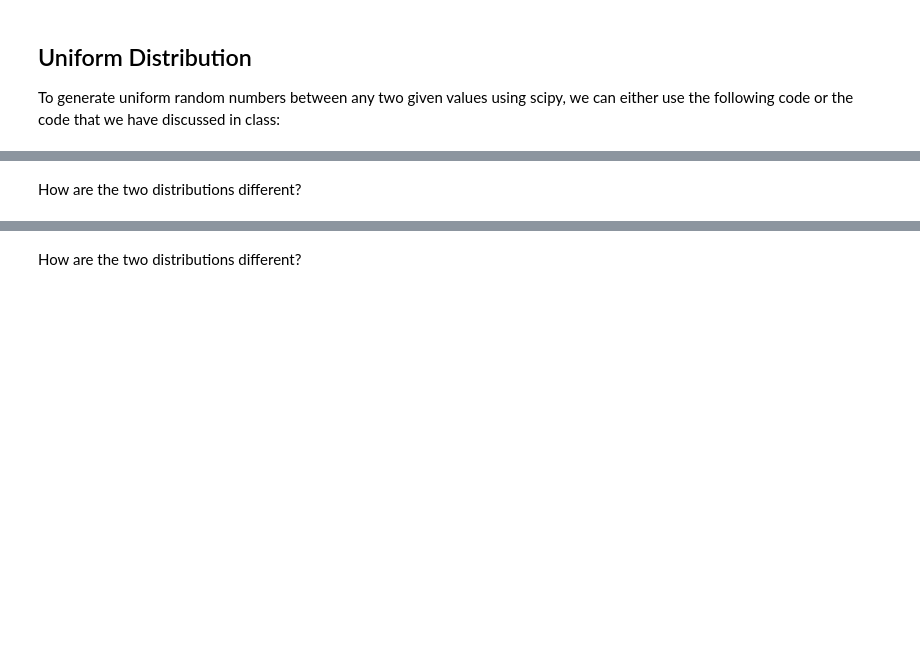
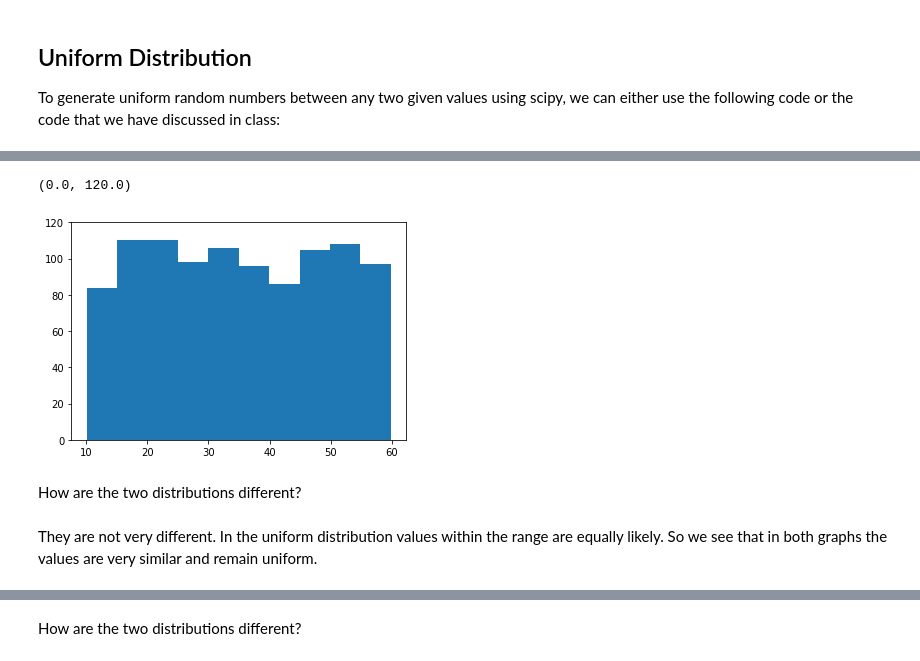
Before and after one commit to Ironhack-Data-Madrid-Enero-2021/lab-continuous-probability-distribution, a Jupyter notebook: your-code/main.ipynb, the cells around one changed output, grey strips where cells are left out. Drawn from its saved outputs; the diff is of its cells as text; code cells hidden in the pictures; blank space fills up the shorter version.

```diff
--- a/your-code/main.ipynb
+++ b/your-code/main.ipynb
@@ -49,2 +69,9 @@ Your output should look like below:
+# %%
+fig, ax = plt.subplots(1,1)
+plt.hist(second, bins=10)
+ax.set_ylim([0, 120])
+# %% [output]
+(0.0, 120.0)
+[figure, added]
 # %% [markdown]
 How are the two distributions different?
@@ -53,3 +78,5 @@ How are the two distributions different?
+# %% [markdown]
+They are not very different. In the uniform distribution values within the range are equally likely. So we see that in both graphs the values are very similar and remain uniform.
 # %% [markdown]
 ## Normal Distribution
 
```
Also changed, not shown: parts of 47 cells of this notebook.
